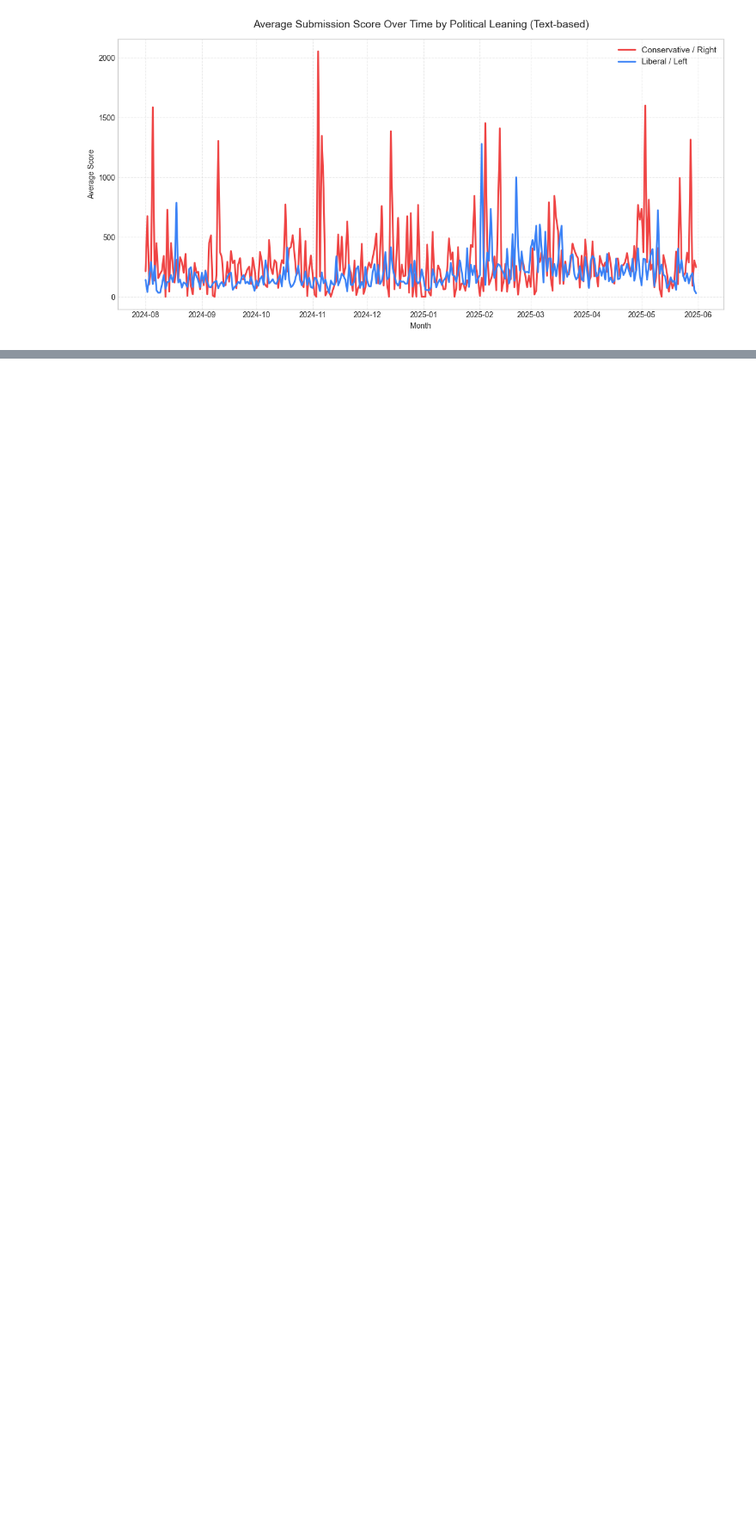
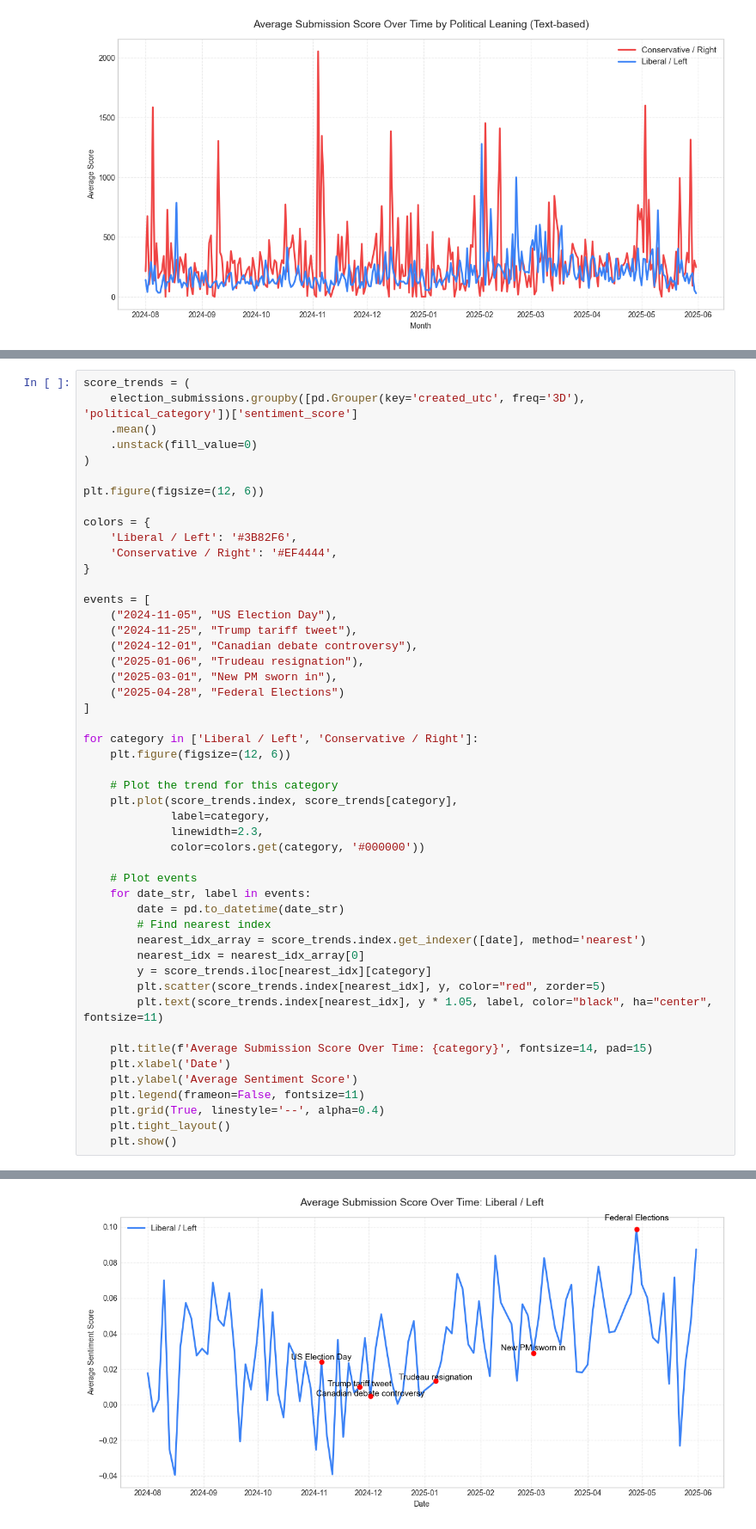
Before and after one commit to volodymyr2126/CSS-reddit-research, a Jupyter notebook: eda.ipynb, the cells around one changed output, grey strips where cells are left out. Shown at 86% size. Drawn from its saved outputs; the diff is of its cells as text; blank space fills up the shorter version.

```diff
--- a/eda.ipynb
+++ b/eda.ipynb
@@ -334,0 +432,50 @@ plt.show()
+# %%
+score_trends = (
+    election_submissions.groupby([pd.Grouper(key='created_utc', freq='3D'), 'political_category'])['sentiment_score']
+    .mean()
+    .unstack(fill_value=0)
+)
+
+plt.figure(figsize=(12, 6))
+
+colors = {
+    'Liberal / Left': '#3B82F6',
+    'Conservative / Right': '#EF4444',
+}
+
+events = [
+    ("2024-11-05", "US Election Day"),
+    ("2024-11-25", "Trump tariff tweet"),
+    ("2024-12-01", "Canadian debate controversy"),
+    ("2025-01-06", "Trudeau resignation"),
+    ("2025-03-01", "New PM sworn in"),
+    ("2025-04-28", "Federal Elections")
+]
+
+for category in ['Liberal / Left', 'Conservative / Right']:
+    plt.figure(figsize=(12, 6))
+
+    # Plot the trend for this category
+    plt.plot(score_trends.index, score_trends[category],
+             label=category,
+             linewidth=2.3,
+             color=colors.get(category, '#000000'))
+
+    # Plot events
+    for date_str, label in events:
+        date = pd.to_datetime(date_str)
+        # Find nearest index
+        nearest_idx_array = score_trends.index.get_indexer([date], method='nearest')
+        nearest_idx = nearest_idx_array[0]
+        y = score_trends.iloc[nearest_idx][category]
+        plt.scatter(score_trends.index[nearest_idx], y, color="red", zorder=5)
+        plt.text(score_trends.index[nearest_idx], y * 1.05, label, color="black", ha="center", fontsize=11)
+
+    plt.title(f'Average Submission Score Over Time: {category}', fontsize=14, pad=15)
+    plt.xlabel('Date')
+    plt.ylabel('Average Sentiment Score')
+    plt.legend(frameon=False, fontsize=11)
+    plt.grid(True, linestyle='--', alpha=0.4)
+    plt.tight_layout()
+    plt.show()
+# %% [output]
@@ -334,0 +483 @@ plt.show()
+[figure, added]
```
Also changed, not shown: parts of 11 cells of this notebook, 1 other file.
